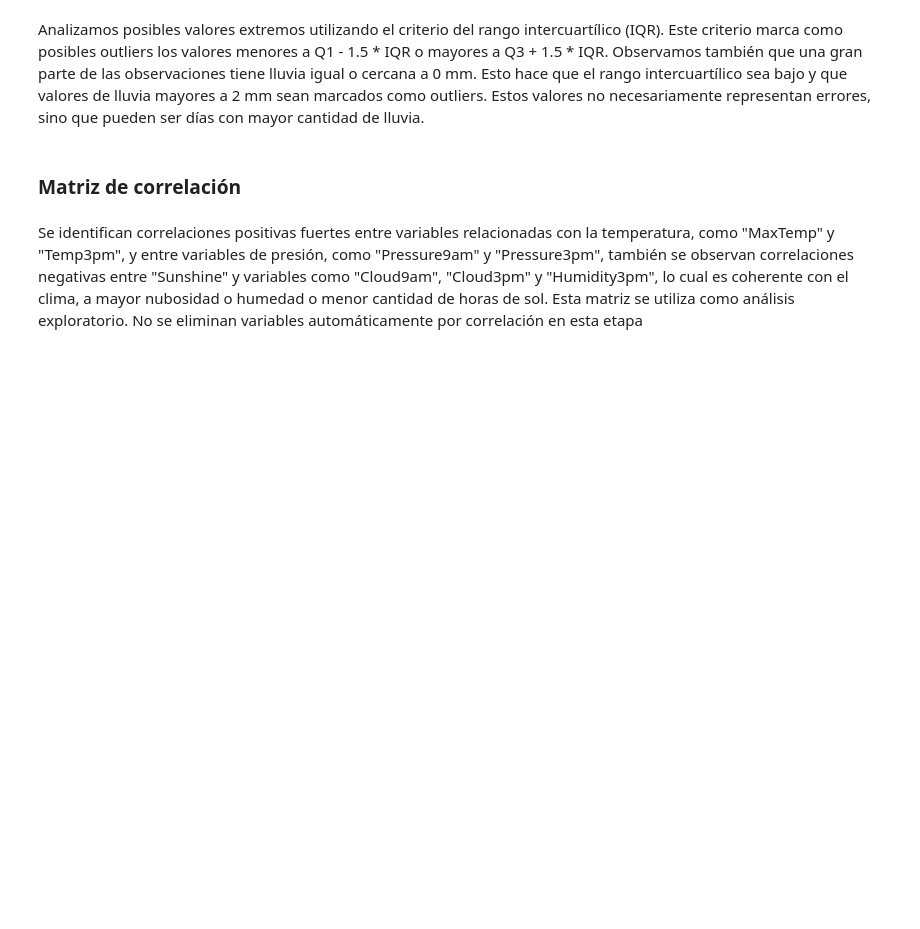
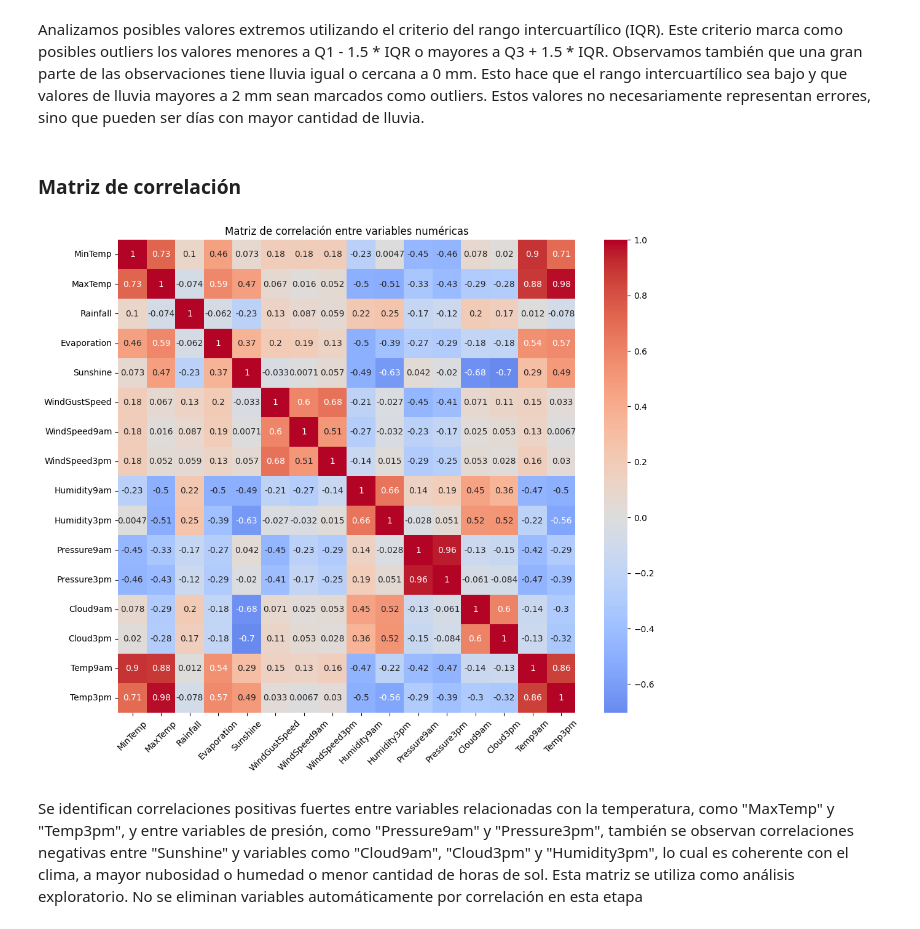
Before and after one commit to ZahirJacob/AA1-TUIA-Dimenna-Jacob-Taborda, a Jupyter notebook: TP_clasificacion_AA1.ipynb, the cells around one changed output. Drawn from its saved outputs; the diff is of its cells as text; code cells hidden in the pictures; blank space fills up the shorter version.

```diff
--- a/TP_clasificacion_AA1.ipynb
+++ b/TP_clasificacion_AA1.ipynb
@@ -207,13 +446,15 @@ Analizamos posibles valores extremos utilizando el criterio del rango intercuart
 ### Matriz de correlación
 # %%
 # calculamos la matriz de correlación entre variables numéricas
-correlacion = df[columnas_numericas].corr()
+correlacion = df_train[columnas_numericas].corr()
 
 plt.figure(figsize=(12, 10))
 sns.heatmap(correlacion, cmap="coolwarm", center=0, annot=True)
 plt.title("Matriz de correlación entre variables numéricas")
 plt.xticks(rotation=45)
 plt.show()
+# %% [output]
+[figure, added]
 # %% [markdown]
 Se identifican correlaciones positivas fuertes entre variables relacionadas con la temperatura, como "MaxTemp" y "Temp3pm", y entre variables de presión, como "Pressure9am" y "Pressure3pm", también se observan correlaciones negativas entre "Sunshine" y variables como "Cloud9am", "Cloud3pm" y "Humidity3pm", lo cual es coherente con el clima, a mayor nubosidad o humedad o menor cantidad de horas de sol.
 Esta matriz se utiliza como análisis exploratorio. No se eliminan variables automáticamente por correlación en esta etapa
```
Also changed, not shown: parts of 67 cells of this notebook.
